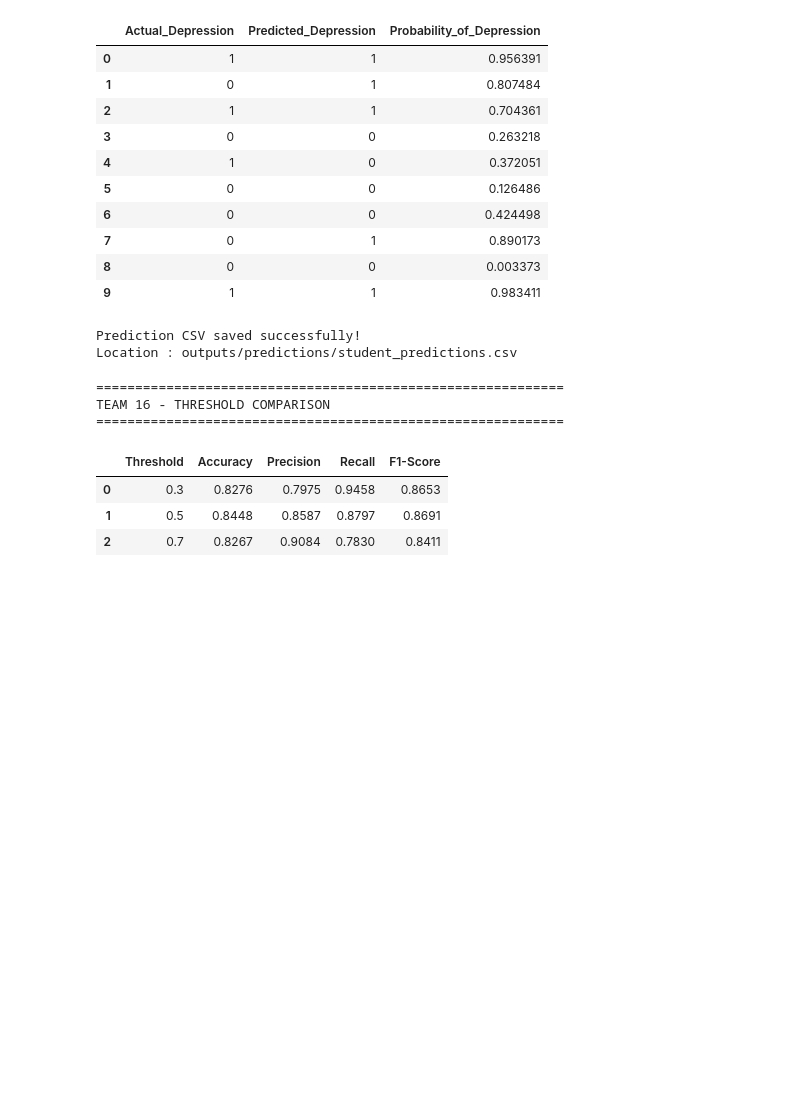
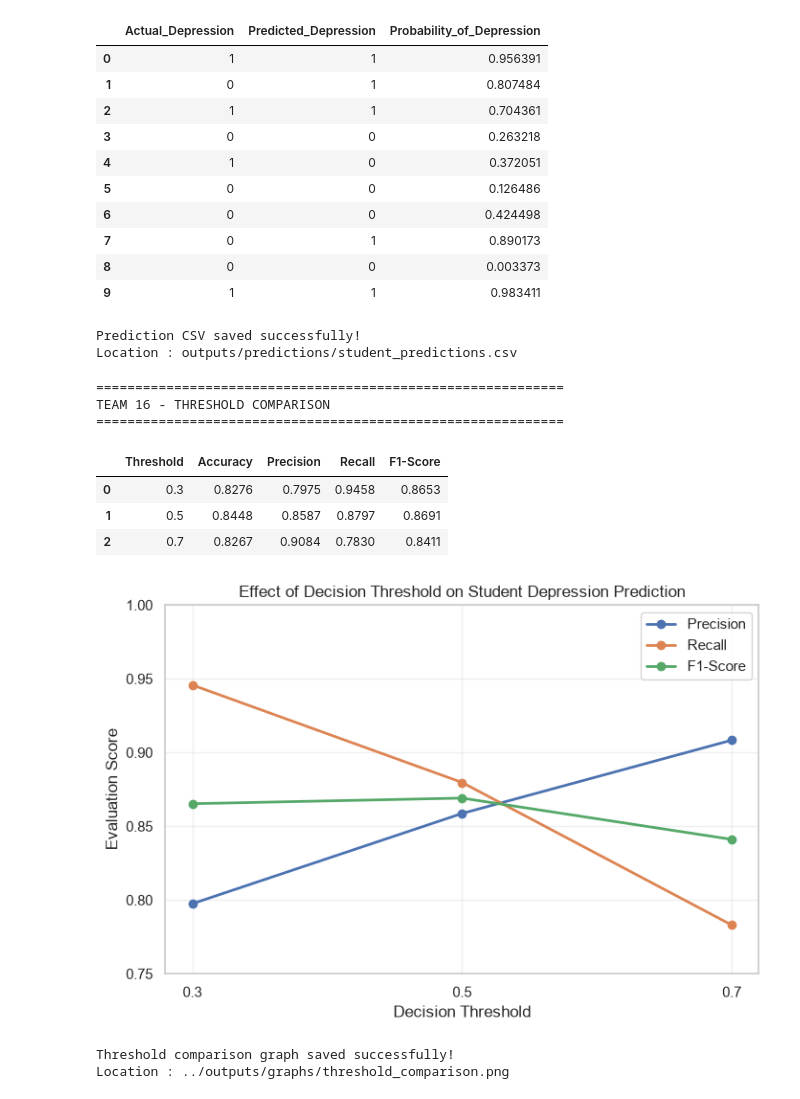
Before and after one commit to mariaspatani/Student_Depression_LogisticRegression, a Jupyter notebook: notebooks/Team16_Student_Depression.ipynb, the cells around one changed output. Cells and saved outputs as stored; diff of their text form; code cells hidden in the pictures; blank space fills up the shorter version.

Commit message:
feat: add threshold comparison graph for Team 16 investigation

```diff
--- a/notebooks/Team16_Student_Depression.ipynb
+++ b/notebooks/Team16_Student_Depression.ipynb
@@ -988,3 +988,51 @@ TEAM 16 - THRESHOLD COMPARISON
 | 0 | 0.3 | 0.8276 | 0.7975 | 0.9458 | 0.8653 |
 | 1 | 0.5 | 0.8448 | 0.8587 | 0.8797 | 0.8691 |
 | 2 | 0.7 | 0.8267 | 0.9084 | 0.7830 | 0.8411 |
+# %%
+# ============================================================
+# STEP 23 : Threshold vs Evaluation Metrics Graph
+# ============================================================
+
+import matplotlib.pyplot as plt
+import os
+
+# Create outputs/graphs folder if it doesn't exist
+os.makedirs("../outputs/graphs", exist_ok=True)
+
+# Create graph
+plt.figure(figsize=(8,5))
+
+# Plot metrics
+plt.plot(threshold_df["Threshold"], threshold_df["Precision"],
+         marker="o", linewidth=2, label="Precision")
+
+plt.plot(threshold_df["Threshold"], threshold_df["Recall"],
+         marker="o", linewidth=2, label="Recall")
+
+plt.plot(threshold_df["Threshold"], threshold_df["F1-Score"],
+         marker="o", linewidth=2, label="F1-Score")
+
+# Formatting
+plt.title("Effect of Decision Threshold on Student Depression Prediction")
+plt.xlabel("Decision Threshold")
+plt.ylabel("Evaluation Score")
+plt.xticks([0.3, 0.5, 0.7])
+plt.ylim(0.75, 1.0)
+
+plt.grid(True, alpha=0.3)
+plt.legend()
+
+# Save graph for report
+plt.savefig("../outputs/graphs/threshold_comparison.png",
+            dpi=300,
+            bbox_inches="tight")
+
+# Show graph
+plt.show()
+
+print("Threshold comparison graph saved successfully!")
+print("Location : ../outputs/graphs/threshold_comparison.png")
+# %% [output]
+[figure, added]
+Threshold comparison graph saved successfully!
+Location : ../outputs/graphs/threshold_comparison.png
```
Also changed, not shown: 1 other file.
